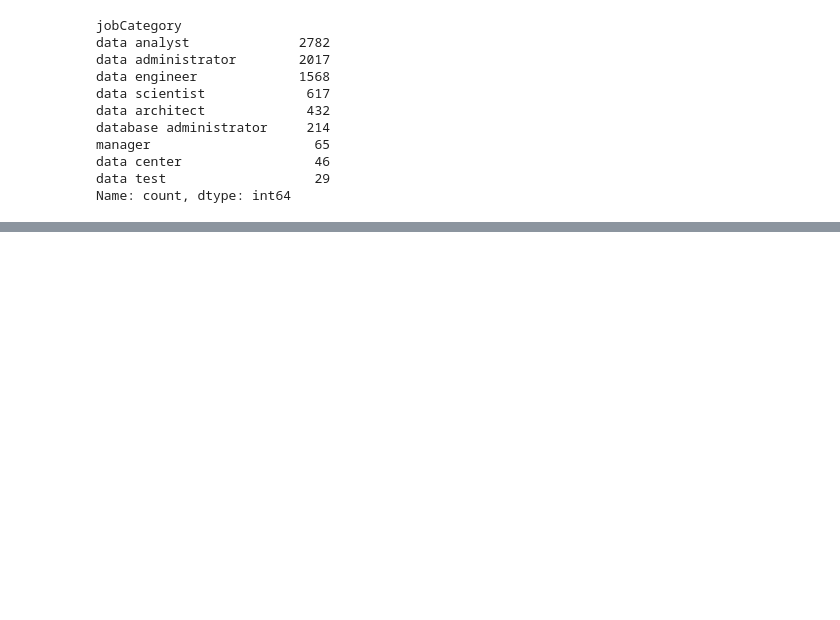
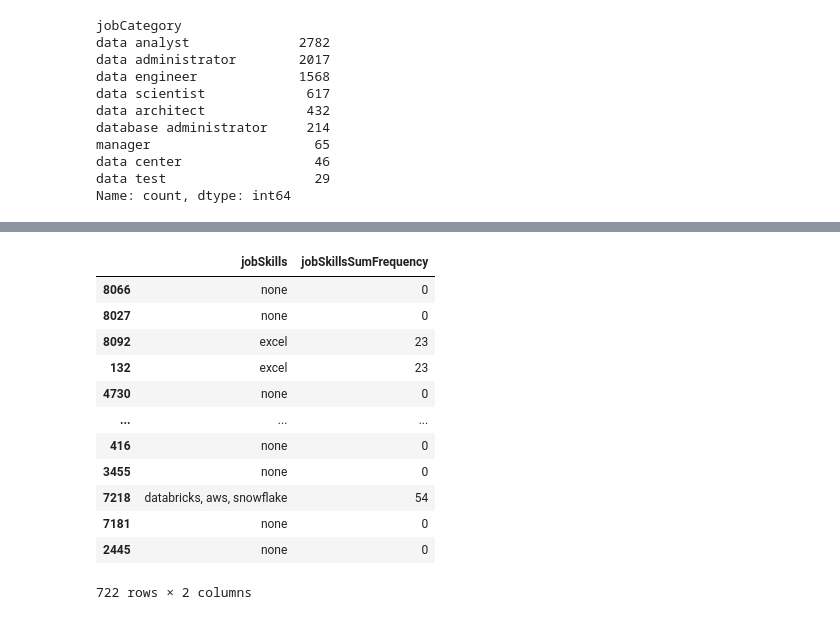
Before and after one commit to mygitbob/feb24_project_job-market, a Jupyter notebook: src/reed mdb pull and transforml.ipynb, the cells around one changed output, grey strips where cells are left out. Saved outputs shown, nothing was run; the diff lists cells and outputs as text; code cells hidden in the pictures; blank space fills up the shorter version.

```diff
--- a/src/reed mdb pull and transforml.ipynb
+++ b/src/reed mdb pull and transforml.ipynb
@@ -684,0 +791,16 @@ Name: count, dtype: int64
+# %%
+df_reed_salary_tr_cl[['jobSkills', 'jobSkillsSumFrequency']]
+# %% [output]
+|  | jobSkills | jobSkillsSumFrequency |
+| 8066 | none | 0 |
+| 8027 | none | 0 |
+| 8092 | excel | 23 |
+| 132 | excel | 23 |
+| 4730 | none | 0 |
+| ... | ... | ... |
+| 416 | none | 0 |
+| 3455 | none | 0 |
+| 7218 | databricks, aws, snowflake | 54 |
+| 7181 | none | 0 |
+| 2445 | none | 0 |
+722 rows × 2 columns
```
Also changed, not shown: parts of 18 cells of this notebook.
